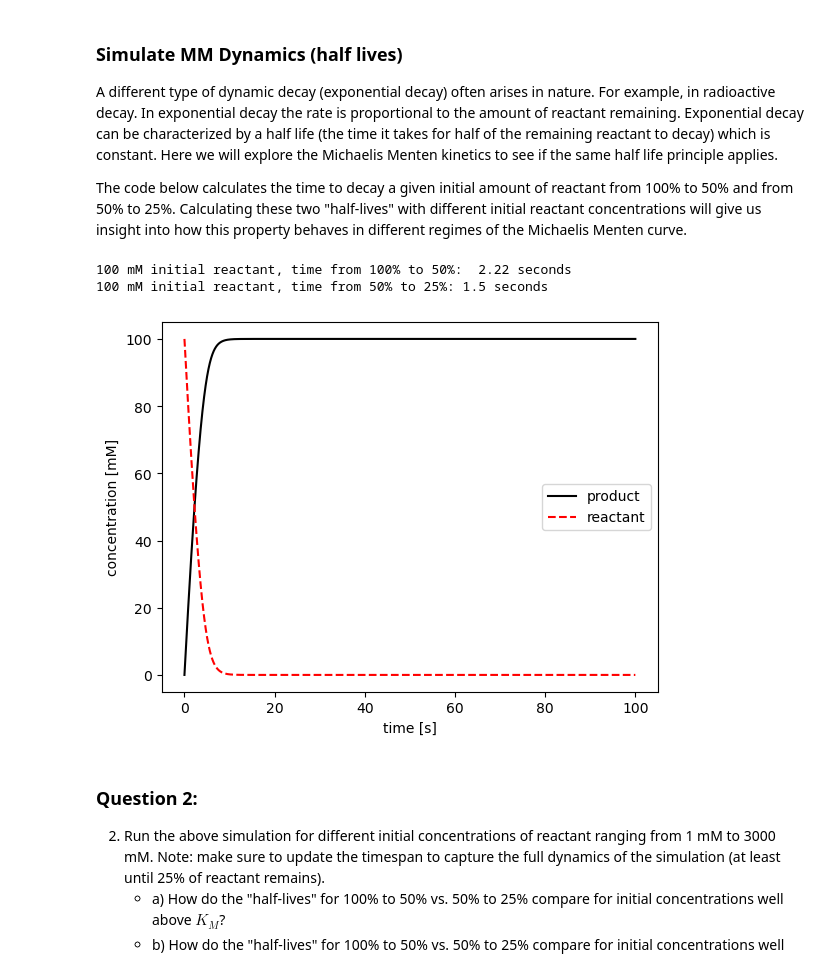
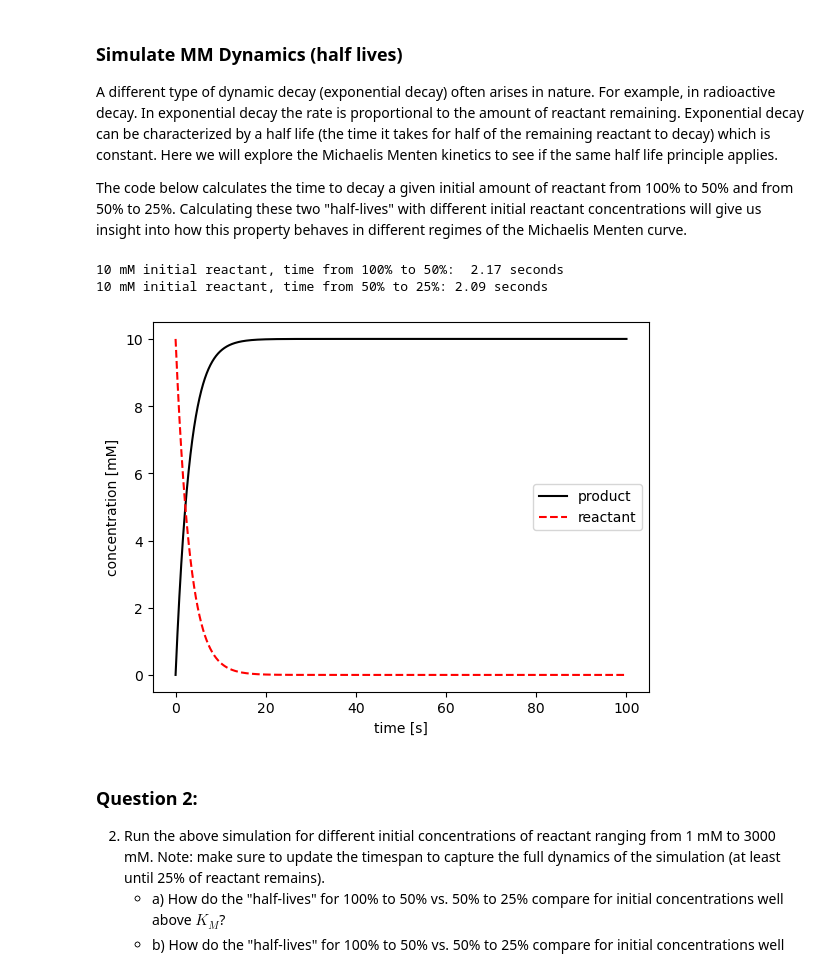
Before and after one commit to exu3/BME3340, a Jupyter notebook: L02/L02_Enzyme_Kinetics_Notebook.ipynb, the cells around one changed output. Cells and saved outputs as stored; diff of their text form; code cells hidden in the pictures.

```diff
--- a/L02/L02_Enzyme_Kinetics_Notebook.ipynb
+++ b/L02/L02_Enzyme_Kinetics_Notebook.ipynb
@@ -46,8 +50,8 @@ We will use the scipy solve_ivp library to simulate the ordinary differential eq
 # %%
 # Constants
 K_cat = 3430
-K_M = 38
-# K_M = 100
+# K_M = 38
+K_M = 100
 # Variables
 E_0 = 10e-3
 # ODE
@@ -88,35 +92,35 @@ A different type of dynamic decay (exponential decay) often arises in nature. Fo
 The code below calculates the time to decay a given initial amount of reactant from 100% to 50% and from 50% to 25%. Calculating these two "half-lives" with different initial reactant concentrations will give us insight into how this property behaves in different regimes of the Michaelis Menten curve.
 # %%
 # Simulate initial reactant concentration
-r_conc = 100
+r_conc = 10
 
 # time span
 t = np.linspace(0,100,10000)
 tspan = [t[0],t[-1]]
 
 # Initial Conditions
 y0 = [0,r_conc]
 ode_sol = solve_ivp(lambda t,y:MM_dynamics(t,y,K_cat,K_M,E_0),tspan,y0,t_eval=t)
 r = ode_sol.y[1] #reactant concentration
 
 # Plot to make sure simulation has run for long enough
 plt.plot(t,ode_sol.y[0],'k-')
 plt.plot(t,ode_sol.y[1],'r--')
 plt.xlabel('time [s]')
 plt.ylabel('concentration [mM]')
 plt.legend(['product','reactant']);
 
 # Calculate time from 100% to 50%
 t100_50 = t[np.argmin(np.abs(r-r[0]*.5))]
 print(str(r_conc),'mM initial reactant, time from 100% to 50%: ',np.round(t100_50,2),'seconds')
 
 # Calculate time from 50% to 25%
 t50_25 = t[np.argmin(np.abs(r-r[0]*0.25))]-t[np.argmin(np.abs(r-r[0]*.5))]
 print(str(r_conc),'mM initial reactant, time from 50% to 25%:',np.round(t50_25,2),'seconds')
 # %% [output]
-100 mM initial reactant, time from 100% to 50%:  2.22 seconds
-100 mM initial reactant, time from 50% to 25%: 1.5 seconds
+10 mM initial reactant, time from 100% to 50%:  2.17 seconds
+10 mM initial reactant, time from 50% to 25%: 2.09 seconds
-[figure, old version]
+[figure, new version]
 # %% [markdown]
 ### Question 2:
 2. Run the above simulation for different initial concentrations of reactant ranging from 1 mM to 3000 mM. Note: make sure to update the timespan to capture the full dynamics of the simulation (at least until 25% of reactant remains).
```
Also changed, not shown: parts of 8 cells of this notebook, 2 other files.
